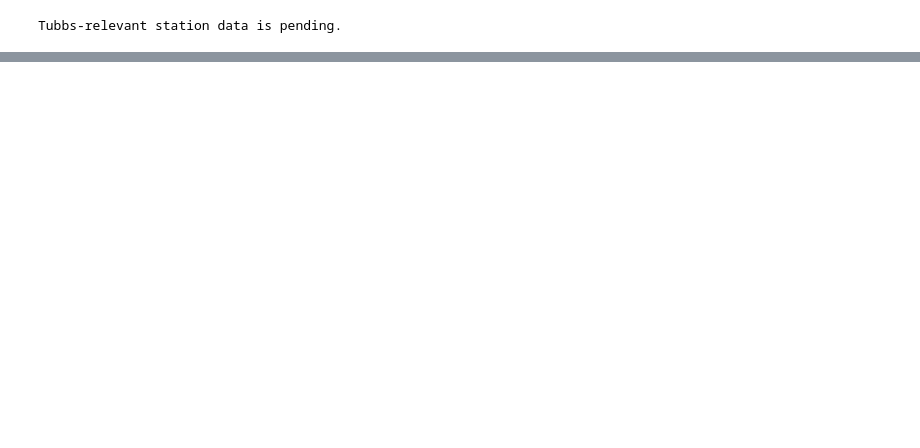
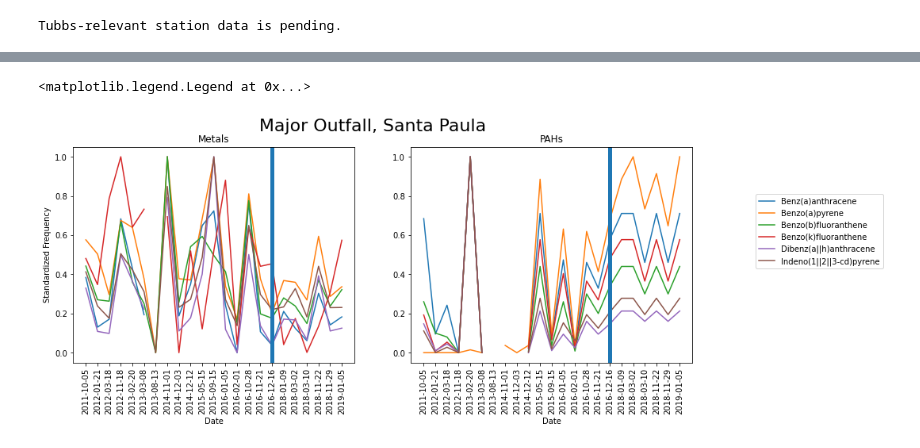
Before and after one commit to Dithizone/Chem491-Stormwater-Project, a Jupyter notebook: StormwaterAnalysis.ipynb, the cells around one changed output, grey strips where cells are left out. Drawn from its saved outputs; the diff is of its cells as text; code cells hidden in the pictures; blank space fills up the shorter version.

```diff
--- a/StormwaterAnalysis.ipynb
+++ b/StormwaterAnalysis.ipynb
@@ -102,0 +113,24 @@ include the Maria fire.
+# %%
+plt.figure(6, figsize=(14, 5))
+plt.suptitle('Major Outfall, Santa Paula', fontsize=22)
+plt.subplot(1, 2, 1)
+plt.title('Metals')
+for i in subsetOfTheMetals:
+    plt.plot(MO_SPAdata[i], label=i)
+plt.ylabel('Standardized Frequency')
+plt.xlabel('Date')
+plt.xticks(rotation=90)
+plt.axvline(x='2016-12-16', linewidth=5)
+
+plt.subplot(1, 2, 2)
+plt.title('PAHs')
+for i in theToxicPAHs:
+    plt.plot(MO_SPAdata[i], label=i)
+plt.xlabel('Date')
+plt.xticks(rotation=90)
+plt.axvline(x='2016-12-16', linewidth=5)
+plt.legend(loc='upper center', bbox_to_anchor=(1.45, 0.8))
+# saveThisGraph(filepathtosavepng='images/SPAmetalPAH.png')
+# %% [output]
+<matplotlib.legend.Legend at 0x...>
+[figure, added]
```
Also changed, not shown: parts of 15 cells of this notebook, 14 other files.
